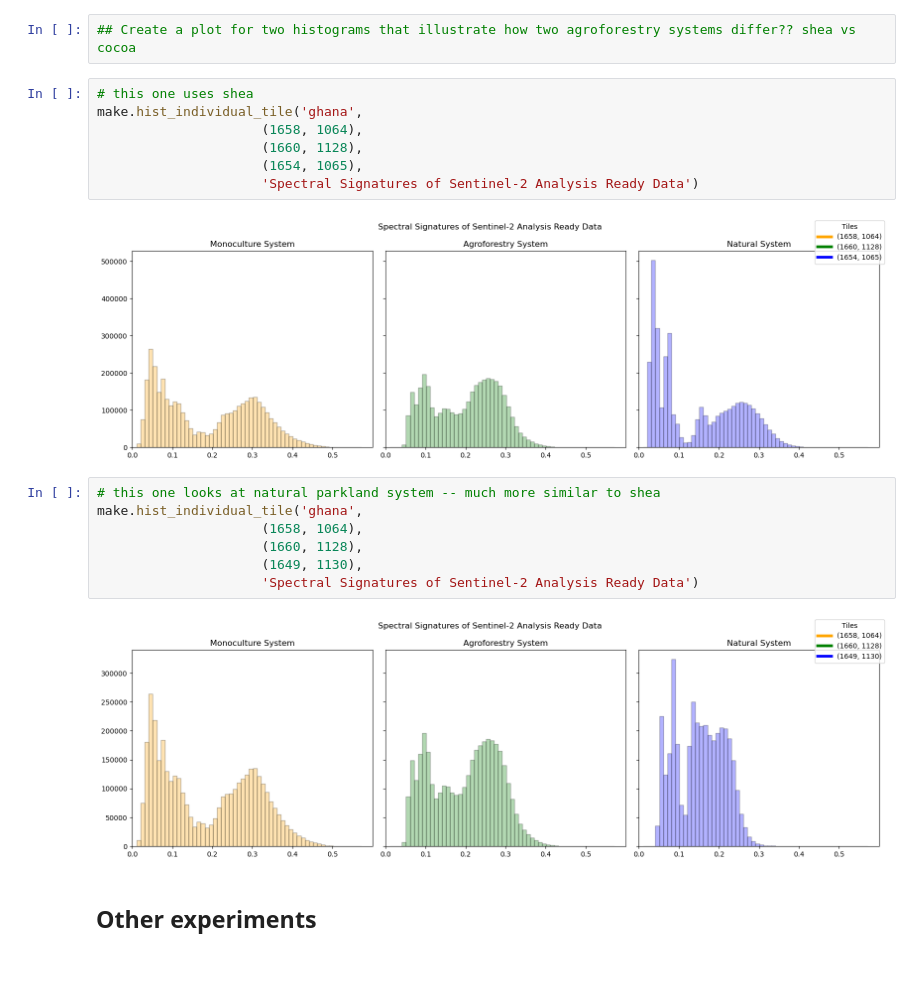
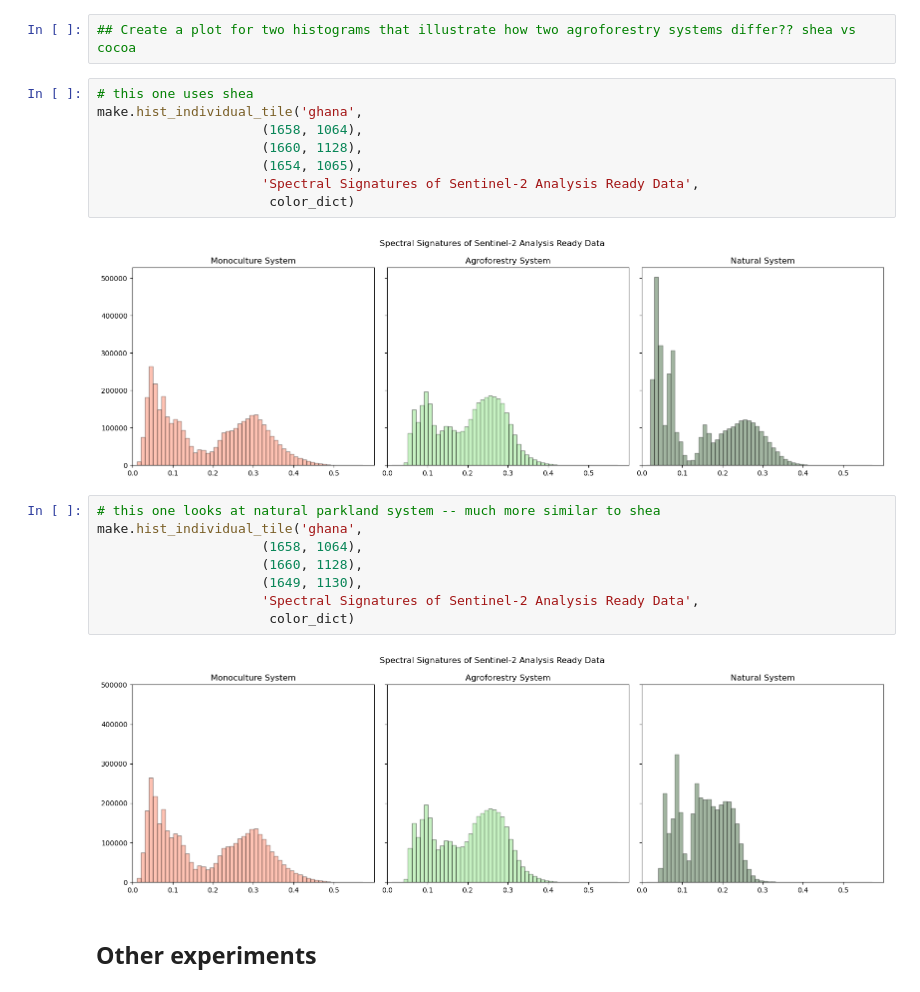
Before and after one commit to wri/plantation_classifier, a Jupyter notebook: notebooks/analyses/publication_visuals.ipynb, the cells around one changed output. Saved outputs shown, nothing was run; the diff lists cells and outputs as text.

```diff
--- a/notebooks/analyses/publication_visuals.ipynb
+++ b/notebooks/analyses/publication_visuals.ipynb
@@ -119,18 +116,20 @@ make.hist_individual_tile('ghana',
                      (1658, 1064),
                      (1660, 1128),
                      (1654, 1065),
-                     'Spectral Signatures of Sentinel-2 Analysis Ready Data')
+                     'Spectral Signatures of Sentinel-2 Analysis Ready Data',
+                      color_dict)
 # %% [output]
-[figure, old version]
+[figure, new version]
 # %%
 # this one looks at natural parkland system -- much more similar to shea
 make.hist_individual_tile('ghana',
                      (1658, 1064),
                      (1660, 1128),
                      (1649, 1130),
-                     'Spectral Signatures of Sentinel-2 Analysis Ready Data')
+                     'Spectral Signatures of Sentinel-2 Analysis Ready Data',
+                      color_dict)
 # %% [output]
-[figure, old version]
+[figure, new version]
 # %% [markdown]
 ## Other experiments
 # %%
```
Also changed, not shown: parts of 6 cells of this notebook.
